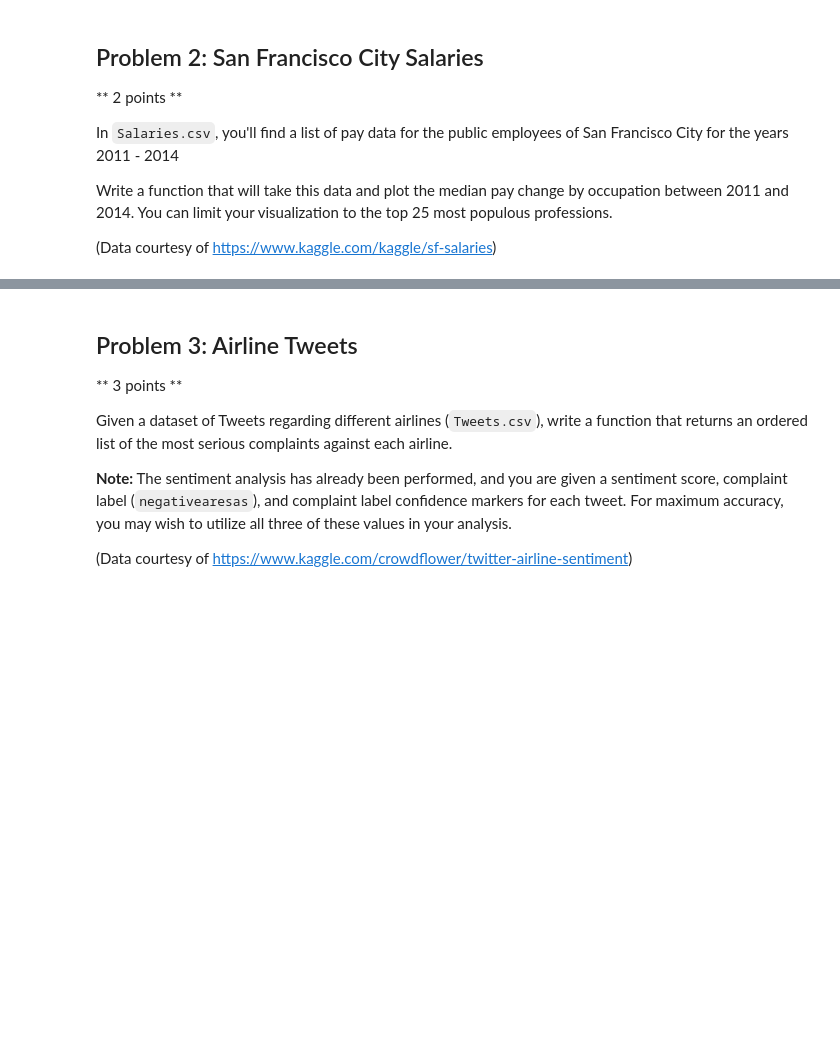
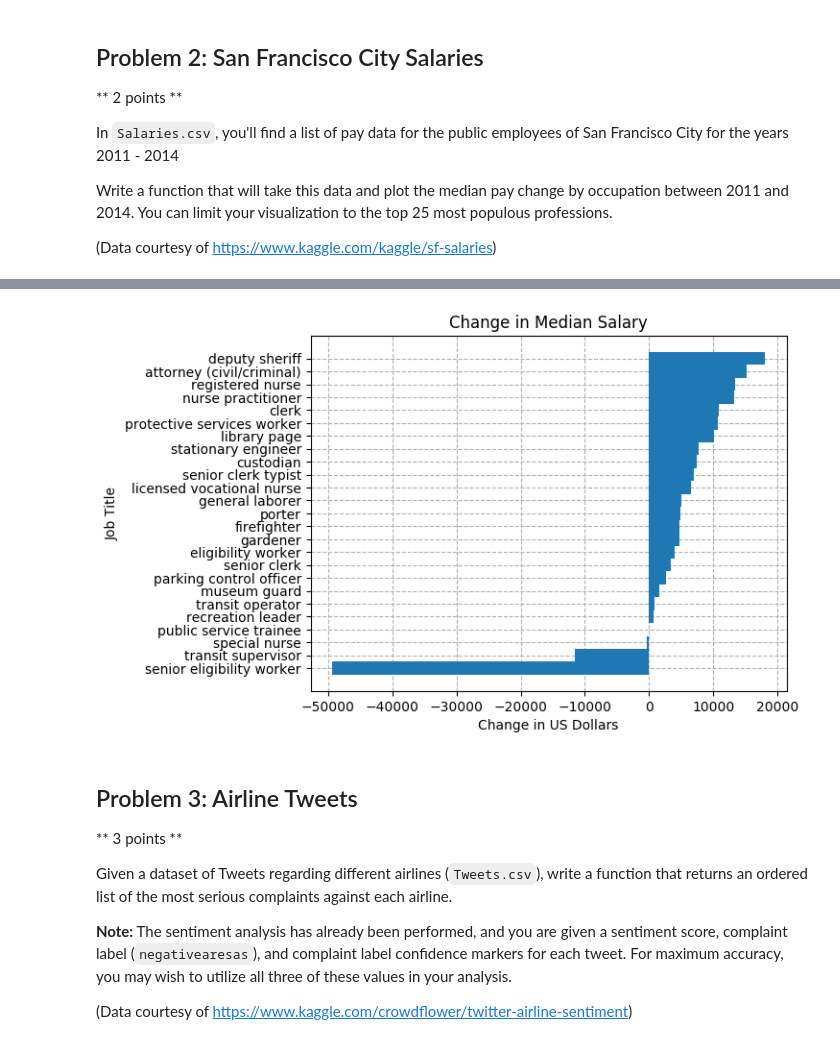
Before and after one commit to zachOldham/Data_Hackerspace_FA17, a Jupyter notebook: midterm/DataMidterm.ipynb, the cells around one changed output, grey strips where cells are left out. Cells and saved outputs as stored; diff of their text form; code cells hidden in the pictures; blank space fills up the shorter version.

```diff
--- a/midterm/DataMidterm.ipynb
+++ b/midterm/DataMidterm.ipynb
@@ -47,3 +137,85 @@ median_sf_salaries_change('Salaries.csv')
+# %%
+# For this problem, I looked at the median pay of total pay, not total pay with benefits. I also ignored any proffesion that did
+# not have data for both 2011 and 2014. My approach was as follows. First, I imported the CSV data into a 2d list. Then,
+# I created a dictionary that had the job titles as keys and a list of people with that job as the values. Next, I went through
+# the dictionary and changed the valued to a list containing the changed in median pay for that job and the number of people with
+# that job. I did this by creating lists of pay for each job for 2011 and 2014 while summing the number of people, and using
+# numpy to compute the change in median pay. I then transformed the dictionary into a list and then into a pandas dataframe so
+# that I could sort it by number of people, grab only the top 25, and then sort that by the change in median pay. After that, I
+# used code I found on stack overflow to actually create a plot using matplotlib.
+# I am aware that I could have used a pandas dataframe to do this a bit easier, but I was unsure how to go from a 2d list to
+# a datafram so I just did it this way instead.
+# I am also aware that it is hard to distinguish between bars. Not sure how to add space between them, everything I looked up
+# seemed overly complicated, so I just added dashed lines so it was actually possible to figure out which bar was for which job
+import csv
+import numpy
+import math
+import matplotlib.pyplot as plt; plt.rcdefaults()
+import pandas as pd
+import matplotlib.pyplot as plt
+from operator import itemgetter
+def median_sf_salaries_change(filename):
+    # Import the salary data
+    with open(filename) as f:
+        csv_reader = csv.reader(f)
+        salary_data = list(csv_reader)
+    # Create a dictionary that has job title as a key and a list of people as the values
+    job_dict = {}
+    for person in salary_data[1:]:
+        if (person[2].lower() in job_dict.keys()):
+            job_dict[person[2].lower()].append(person)
+        else:
+            job_dict[person[2].lower()] = [person]
+    # Change the value associated with the keys (profession title) to the change in median pay of that key and the number of
+    # people in that proffesion
+    for proffesion in job_dict.keys():
+        person_list = job_dict[proffesion]
+        salary_list_2011 = []
+        salary_list_2014 = []
+        # Create a list of all of the salaries for 2011 and 2014 for this proffesion
+        num_people = 0
+        for person in person_list:
+            num_people += 1
+            if (person[9] == '2011'):
+                salary_list_2011.append(float(person[7]))
+            elif (person[9] == '2014'):
+                salary_list_2014.append(float(person[7]))
+        # Get the change in median pay
+        if (len(salary_list_2011) != 0 and len(salary_list_2014) != 0):
+            median_2011 = numpy.median(salary_list_2011)
+            median_2014 = numpy.median(salary_list_2014)
+            change = median_2014 - median_2011
+            # Update the key's value
+            job_dict[proffesion] = [change, num_people]
+        else:
+            job_dict[proffesion] = [float('NaN'), num_people]
+    job_list = []
+    # Transform my data from a dictionary to a list
+    for key in job_dict.keys():
+        if (not math.isnan(job_dict[key][0])):
+            job_list.append([str(key), job_dict[key][0], job_dict[key][1]])
+    # Temorarily transform my data into a pandas datafram to sort it and grab the 25 jobs with the most people
+    job_list = pd.DataFrame(job_list).sort_values(2, ascending=False)[:25].sort_values(1, ascending=True)
+    # Create my lists of values and labels for my bar plot
+    labels = list(job_list[0])
+    values = list(job_list[1])
+
+    # Was not sure how to plot, so from this point forward much of the code is from:
+    # https://stackoverflow.com/questions/34029865/how-to-plot-bar-chart-for-a-list-in-python
+    xs = numpy.arange(len(labels))
+    width = 1
+    plt.yticks(xs, labels)
+    plt.grid(zorder=0, linestyle="dashed")
+    plt.barh(xs, values, width, align='center', zorder=5)
+    plt.title("Change in Median Salary")
+    plt.xlabel("Change in US Dollars")
+    plt.ylabel("Job Title")
+
+    plt.show()
+
+median_sf_salaries_change('Salaries.csv')
+# %% [output]
+[figure, added]
 # %% [markdown]
 ## Problem 3: Airline Tweets
 ** 3 points **
```
Also changed, not shown: parts of 5 cells of this notebook, 3 other files.
